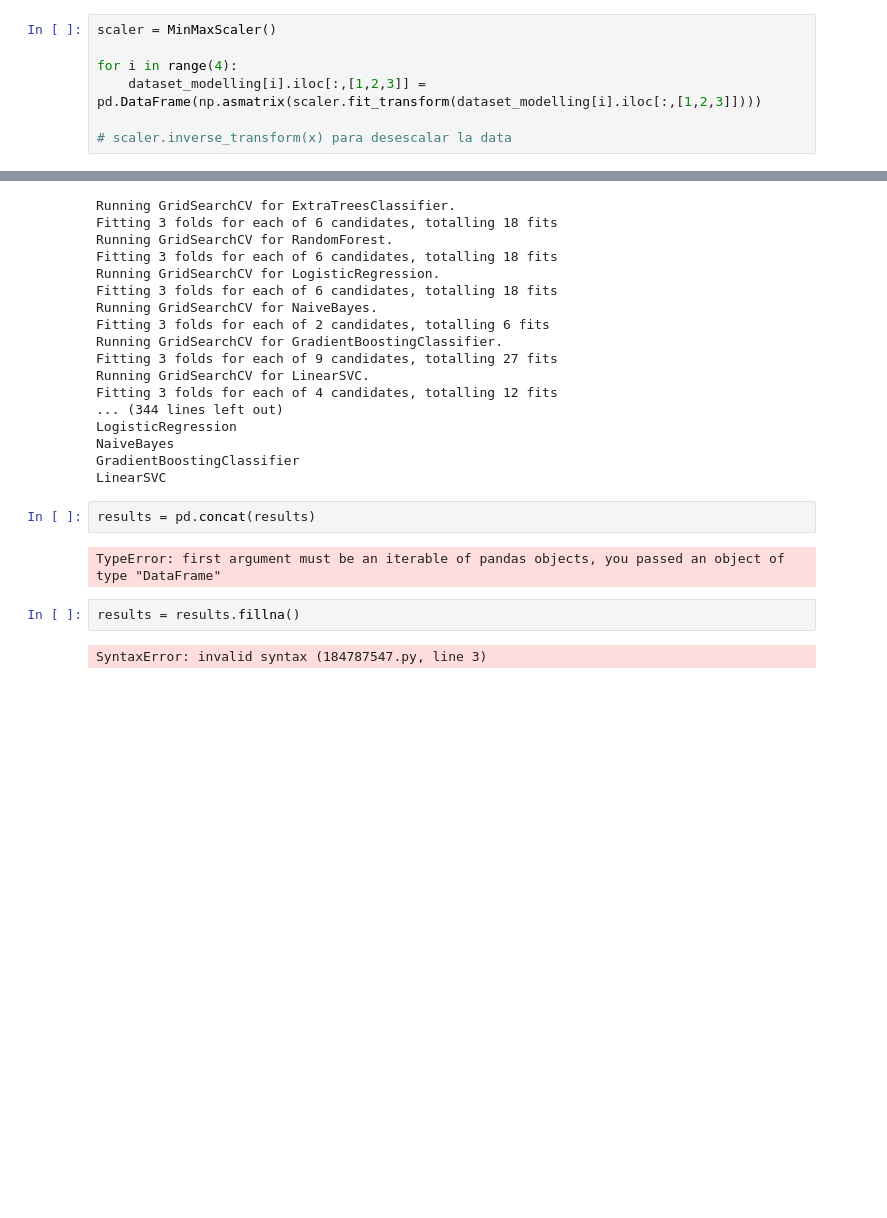
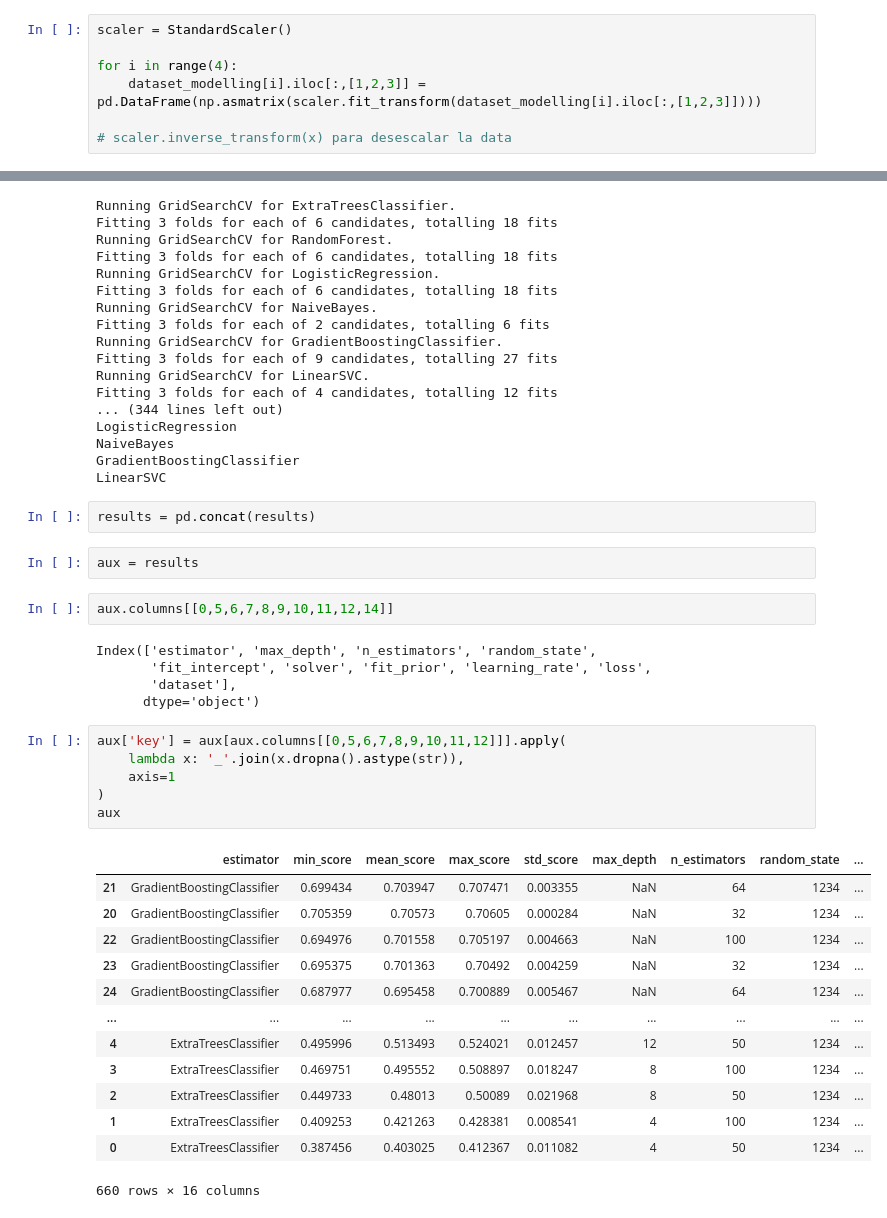
Before and after one commit to jdcarranzas/Prueba-Rappi, a Jupyter notebook: script.ipynb, the cells around one changed output, grey strips where cells are left out. Drawn from its saved outputs; the diff is of its cells as text; blank space fills up the shorter version.

Commit message:
Consolidación de resultados

```diff
--- a/script.ipynb
+++ b/script.ipynb
@@ -318,7 +331,7 @@ for i in range(4):
 # %% [markdown]
 #### Escalar la data continua
 # %%
-scaler = MinMaxScaler()
+scaler = StandardScaler()
 
 for i in range(4):
     dataset_modelling[i].iloc[:,[1,2,3]] = pd.DataFrame(np.asmatrix(scaler.fit_transform(dataset_modelling[i].iloc[:,[1,2,3]])))
@@ -457,9 +470,32 @@ GradientBoostingClassifier
 LinearSVC
 # %%
 results = pd.concat(results)
-# %% [output]
-TypeError: first argument must be an iterable of pandas objects, you passed an object of type "DataFrame"
-# %%
-results = results.fillna()
-# %% [output]
-SyntaxError: invalid syntax (184787547.py, line 3)
+# %%
+aux = results
+# %%
+aux.columns[[0,5,6,7,8,9,10,11,12,14]]
+# %% [output]
+Index(['estimator', 'max_depth', 'n_estimators', 'random_state',
+       'fit_intercept', 'solver', 'fit_prior', 'learning_rate', 'loss',
+       'dataset'],
+      dtype='object')
+# %%
+aux['key'] = aux[aux.columns[[0,5,6,7,8,9,10,11,12]]].apply(
+    lambda x: '_'.join(x.dropna().astype(str)),
+    axis=1
+)
+aux
+# %% [output]
+|  | estimator | min_score | mean_score | max_score | std_score | max_depth | n_estimators | random_state | ... |
+| 21 | GradientBoostingClassifier | 0.699434 | 0.703947 | 0.707471 | 0.003355 | NaN | 64 | 1234 | ... |
+| 20 | GradientBoostingClassifier | 0.705359 | 0.70573 | 0.70605 | 0.000284 | NaN | 32 | 1234 | ... |
+| 22 | GradientBoostingClassifier | 0.694976 | 0.701558 | 0.705197 | 0.004663 | NaN | 100 | 1234 | ... |
+| 23 | GradientBoostingClassifier | 0.695375 | 0.701363 | 0.70492 | 0.004259 | NaN | 32 | 1234 | ... |
+| 24 | GradientBoostingClassifier | 0.687977 | 0.695458 | 0.700889 | 0.005467 | NaN | 64 | 1234 | ... |
+| ... | ... | ... | ... | ... | ... | ... | ... | ... | ... |
+| 4 | ExtraTreesClassifier | 0.495996 | 0.513493 | 0.524021 | 0.012457 | 12 | 50 | 1234 | ... |
+| 3 | ExtraTreesClassifier | 0.469751 | 0.495552 | 0.508897 | 0.018247 | 8 | 100 | 1234 | ... |
+| 2 | ExtraTreesClassifier | 0.449733 | 0.48013 | 0.50089 | 0.021968 | 8 | 50 | 1234 | ... |
+| 1 | ExtraTreesClassifier | 0.409253 | 0.421263 | 0.428381 | 0.008541 | 4 | 100 | 1234 | ... |
+| 0 | ExtraTreesClassifier | 0.387456 | 0.403025 | 0.412367 | 0.011082 | 4 | 50 | 1234 | ... |
+660 rows × 16 columns
```
Also changed, not shown: parts of 11 cells of this notebook.
